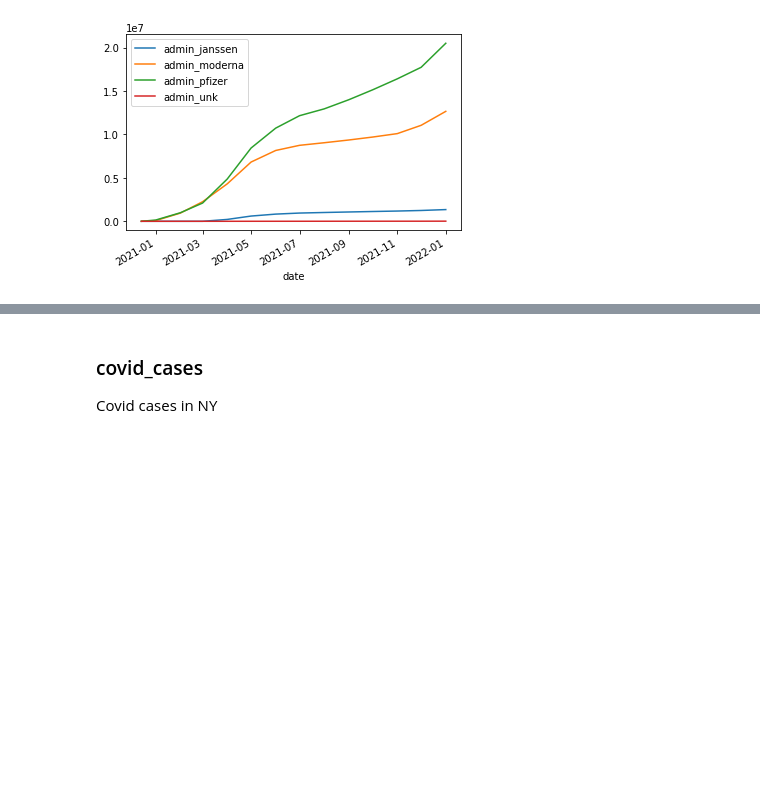
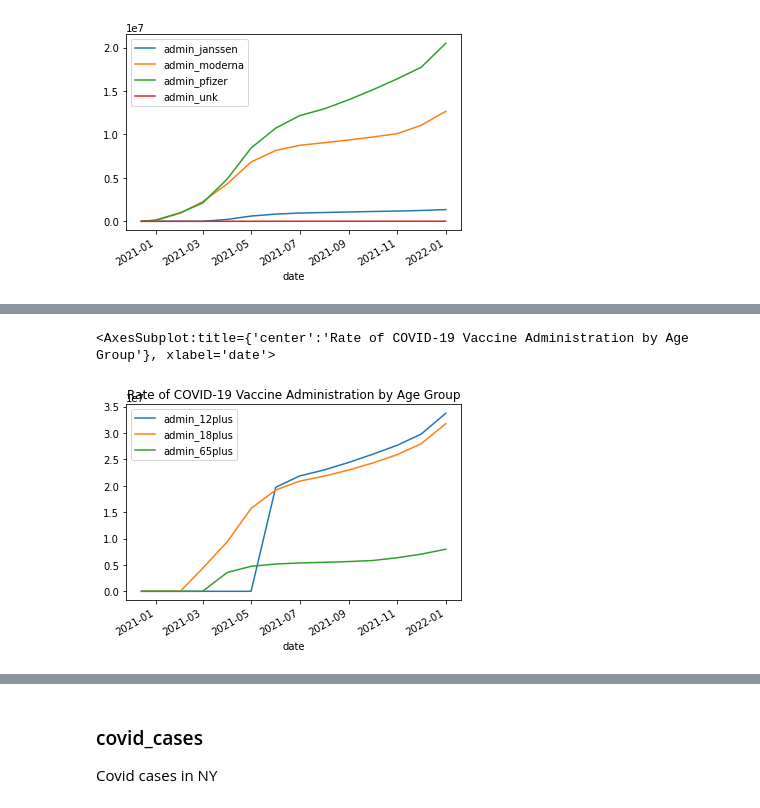
Before and after one commit to shinaolaatoro/ds4a-team55, a Jupyter notebook: team55_prelim_eda.ipynb, the cells around one changed output, grey strips where cells are left out. Cells and saved outputs as stored; diff of their text form; code cells hidden in the pictures; blank space fills up the shorter version.

```diff
--- a/team55_prelim_eda.ipynb
+++ b/team55_prelim_eda.ipynb
@@ -196,0 +204,5 @@ ny_m_plt.plot(x="date", y=["admin_janssen", "admin_moderna", "admin_pfizer", "ad
+# %%
+ny_m_plt.plot(x="date", y=["admin_12plus", "admin_18plus", "admin_65plus"], kind="line", title="Rate of COVID-19 Vaccine Administration by Age Group")
+# %% [output]
+<AxesSubplot:title={'center':'Rate of COVID-19 Vaccine Administration by Age Group'}, xlabel='date'>
+[figure, added]
```
Also changed, not shown: parts of 6 cells of this notebook.
